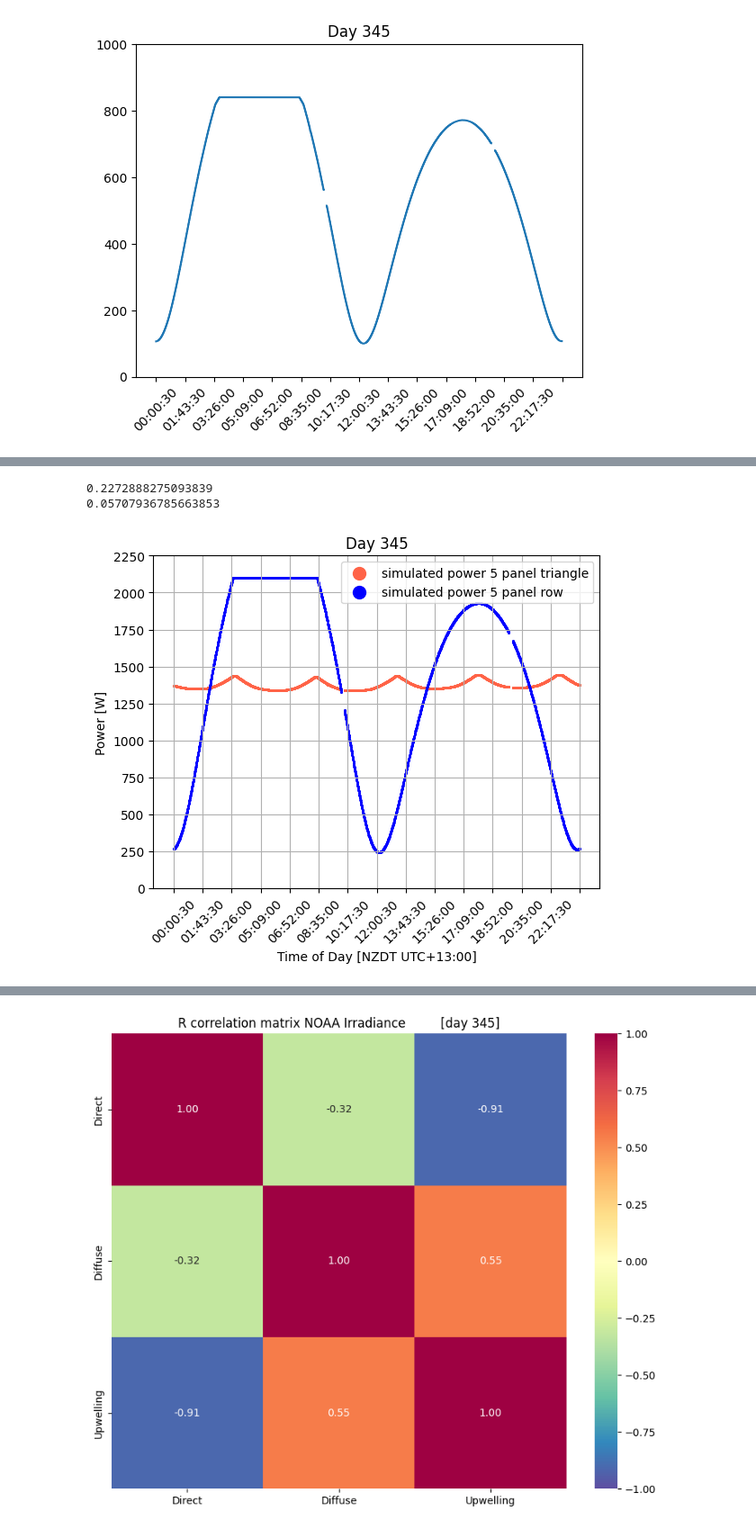
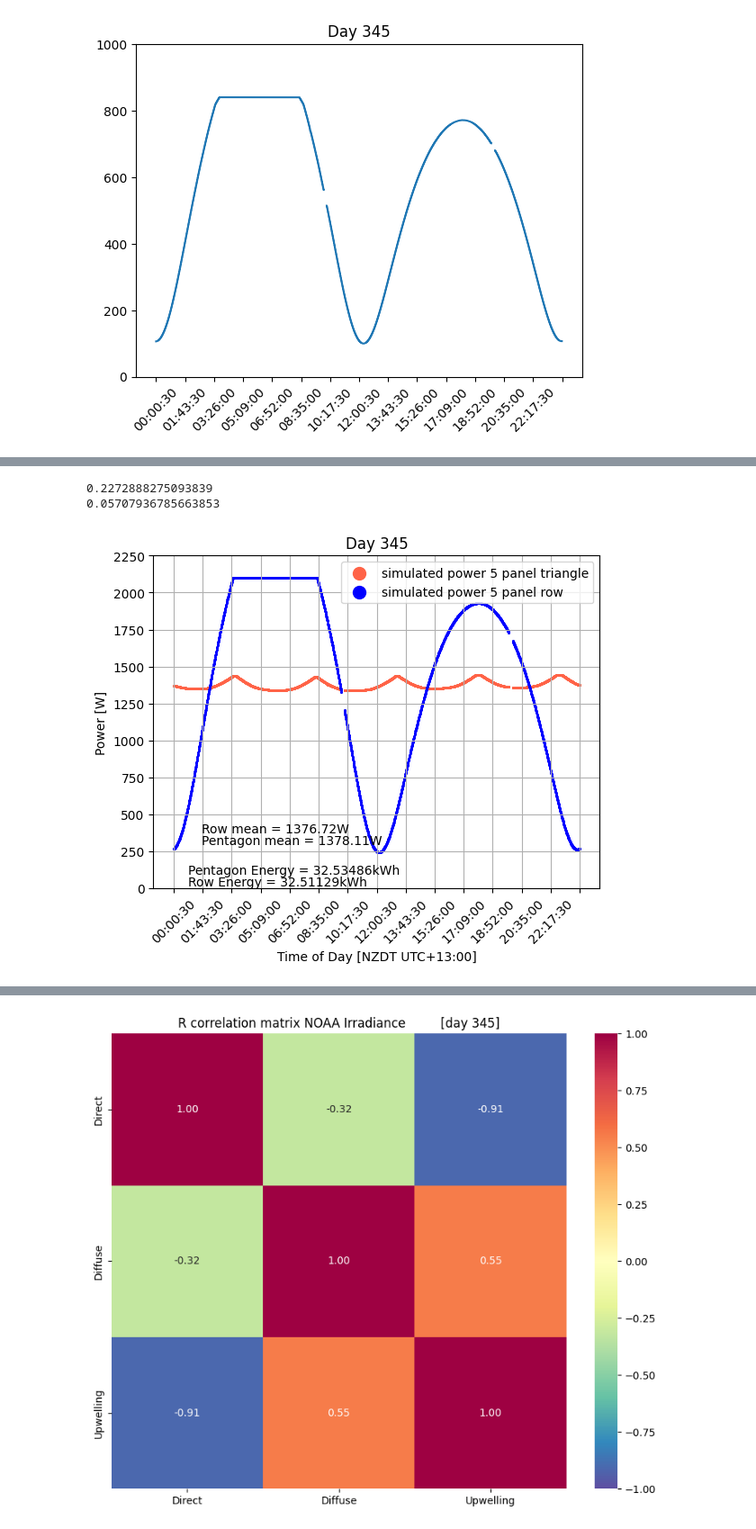
Before and after one commit to Manish-Khanalv1/South-Pole-Data, a Jupyter notebook: Analysis/Model/PowerDataModel.ipynb, the cells around one changed output, grey strips where cells are left out. Shown at 90% size. Saved outputs shown, nothing was run; the diff lists cells and outputs as text; code cells hidden in the pictures.

```diff
--- a/Analysis/Model/PowerDataModel.ipynb
+++ b/Analysis/Model/PowerDataModel.ipynb
@@ -168,7 +170,7 @@ def Import_Panel_Data(year, day):
     return power_101, power_103, time_101, time_103
 # %%
 year = 25
-day  = 345
+day  = '345'
 
 Direct_Irradiance, Diffuse_Irradiance, Upwelling_Irradiance, NOAA_time = Import_NOAA_Data(year,day)
 power_101_og, power_103_og, __, __ = Import_Panel_Data(year, day)
@@ -189,6 +191,7 @@ if len(power_101_og) <= 2880:
     for i in np.arange(0,difference,1):
         power_101 = np.append(power_101, np.nan)
 print(len(power_101))
+print(Direct_Irradiance)
 # %% [output]
 https://gml.noaa.gov/aftp/data/radiation/baseline/spo/2025/spo25344.dat
 https://gml.noaa.gov/aftp/data/radiation/baseline/spo/2025/spo25345.dat
@@ -900,32 +937,55 @@ angle_2 = 72
 angle_3 = 72*2
 angle_4 = 72*3
 angle_5 = 72*4
 simulation_101_1 = np.repeat(model(np.linspace(0,1440,1440), Direct_Irradiance, Diffuse_Irradiance, Upwelling_Irradiance, [eff_direct, eff_isotropic], sharpness, angle_1),2)
 simulation_101_2 = np.repeat(model(np.linspace(0,1440,1440), Direct_Irradiance, Diffuse_Irradiance, Upwelling_Irradiance, [eff_direct, eff_isotropic], sharpness, angle_2),2)
 simulation_101_3 = np.repeat(model(np.linspace(0,1440,1440), Direct_Irradiance, Diffuse_Irradiance, Upwelling_Irradiance, [eff_direct, eff_isotropic], sharpness, angle_3),2)
 simulation_101_4 = np.repeat(model(np.linspace(0,1440,1440), Direct_Irradiance, Diffuse_Irradiance, Upwelling_Irradiance, [eff_direct, eff_isotropic], sharpness, angle_4),2)
 simulation_101_5 = np.repeat(model(np.linspace(0,1440,1440), Direct_Irradiance, Diffuse_Irradiance, Upwelling_Irradiance, [eff_direct, eff_isotropic], sharpness, angle_5),2)
 
 simulation_101_Pentagon = simulation_101_1 + simulation_101_2 + simulation_101_3 + simulation_101_4 + simulation_101_5
 ax1.scatter(time_101, simulation_101_Pentagon, color = 'tomato', s = 1, label = 'simulated power 5 panel triangle')
-ax1.scatter(time_101, simulation_101_1*5, color = 'blue', s = 1, label = 'simulated power 5 panel row')
+simulation_101_Row_5 = simulation_101_1*5
+ax1.scatter(time_101, simulation_101_Row_5, color = 'blue', s = 1, label = 'simulated power 5 panel row')
 
 # ax1.scatter(time_101, simulation_101_1, color = 'tomato', s = 1, label = 'simulated Power_101')
 # ax1.scatter(time_101, simulation_101_2, color = 'tomato', s = 1, label = 'simulated Power_101')
 # ax1.scatter(time_101, simulation_101_3, color = 'tomato', s = 1, label = 'simulated Power_101')
 
 # ax1.text(840-50,200+40-170,f'Angle = {np.round(angle,2)}', fontsize = 12)
 # ax1.text(840-50,260-40-170,f'Direct Efficiency = {np.round(eff_direct, 2)}', fontsize = 12)
 # ax1.text(840-50,240-40-170,f'Isotropi Efficiency = {np.round(eff_diffuse, 2)}', fontsize = 12)
 # ax1.text(840-50,220-40-170,f'Sharpness = {np.round(sharpness, 2)}', fontsize = 12)
+
+# calculate the integrated power (energy) of each array design:
+
+Integrated_Simulation_101_Pentagon = trapezoid(np.nan_to_num(simulation_101_Pentagon,nan = 0),dx=30)
+Integrated_Simulation_101_Pentagon_kWh = Integrated_Simulation_101_Pentagon/(1000*60**2)
+# print(f'Integrated_Simulation_101_Pentagon_kwh = {Integrated_Simulation_101_Pentagon_kwh}')
+plt.text(100, 100, f'Pentagon Energy = {np.round(Integrated_Simulation_101_Pentagon_kWh,5)}kWh')
+
+Integrated_Simulation_101_Row_5 = trapezoid(np.nan_to_num(simulation_101_Row_5,nan = 0),dx=30)
+Integrated_Simulation_101_Row_5_kWh = Integrated_Simulation_101_Row_5/(1000*60**2)
+# print(f'Integrated_Simulation_101_Pentagon_kwh = {Integrated_Simulation_101_Pentagon_kwh}')
+plt.text(100, 20, f'Row Energy = {np.round(Integrated_Simulation_101_Row_5_kWh,5)}kWh')
+
+# Calculate the mean power output:
+simulation_Pentagon_mean = np.nanmean(simulation_101_Pentagon)
+simulation_row_5_mean = np.nanmean(simulation_101_Row_5)
+
+plt.text(200, 300, f'Pentagon mean = {np.round(simulation_Pentagon_mean,2)}W')
+
+plt.text(200, 380, f'Row mean = {np.round(simulation_row_5_mean,2)}W')
+
+
 ax1.legend(markerscale = 10)
 ax1.set_ylim(0,450*5)
 ax1.set_xticks(np.linspace(0, len(time_101), 15))
 ax1.set_title(f'Day {day}')
 ax1.tick_params(axis='x', labelrotation=45)
 ax1.grid('on')
 plt.show()
 # %% [output]
 0.2272888275093839
 0.05707936785663853
-[figure, old version]
+[figure, new version]
```
Also changed, not shown: parts of 5 cells of this notebook, 1 other file.
